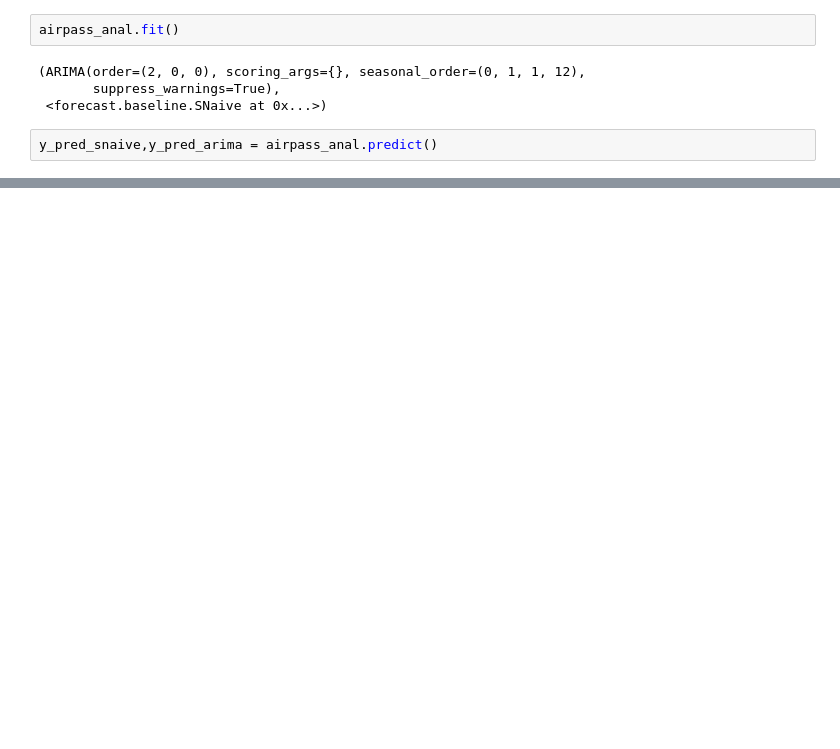
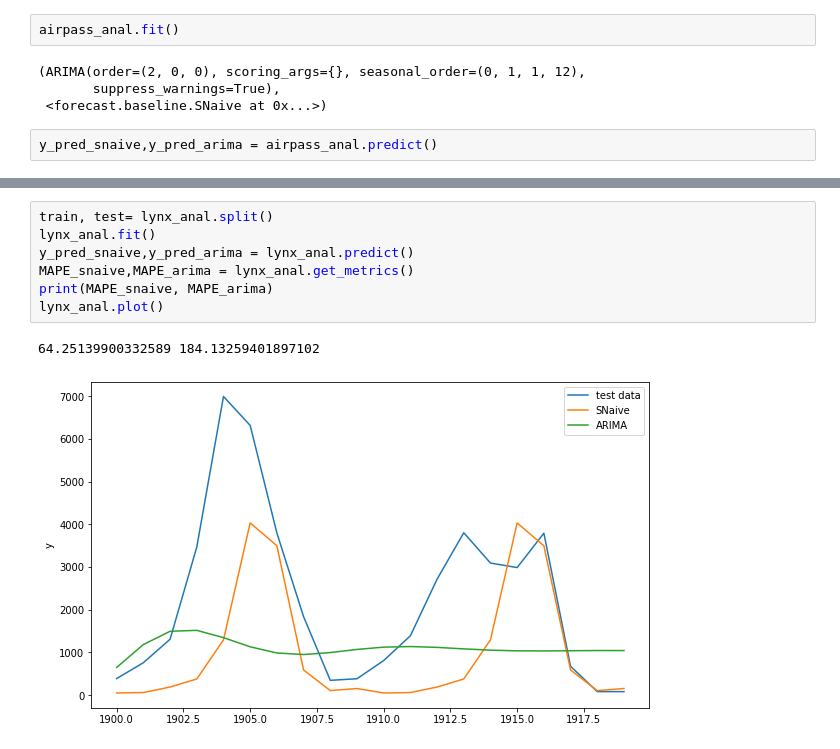
Before and after one commit to rubalravinder/ML6, a Jupyter notebook: notebook/01ARIMA_modelling.ipynb, the cells around one changed output, grey strips where cells are left out. Saved outputs shown, nothing was run; the diff lists cells and outputs as text; blank space fills up the shorter version.

```diff
--- a/notebook/01ARIMA_modelling.ipynb
+++ b/notebook/01ARIMA_modelling.ipynb
@@ -839,0 +862,10 @@ ValueError: Length of passed values is 12, index implies 124.
+# %%
+train, test= lynx_anal.split()
+lynx_anal.fit()
+y_pred_snaive,y_pred_arima = lynx_anal.predict()
+MAPE_snaive,MAPE_arima = lynx_anal.get_metrics()
+print(MAPE_snaive, MAPE_arima)
+lynx_anal.plot()
+# %% [output]
+64.25139900332589 184.13259401897102
+[figure, added]
```
Also changed, not shown: parts of 14 cells of this notebook, 3 other files.
